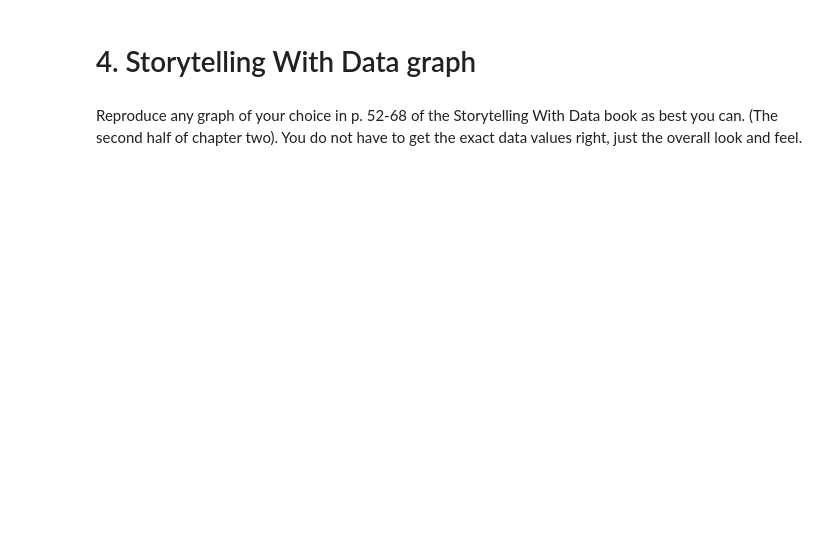
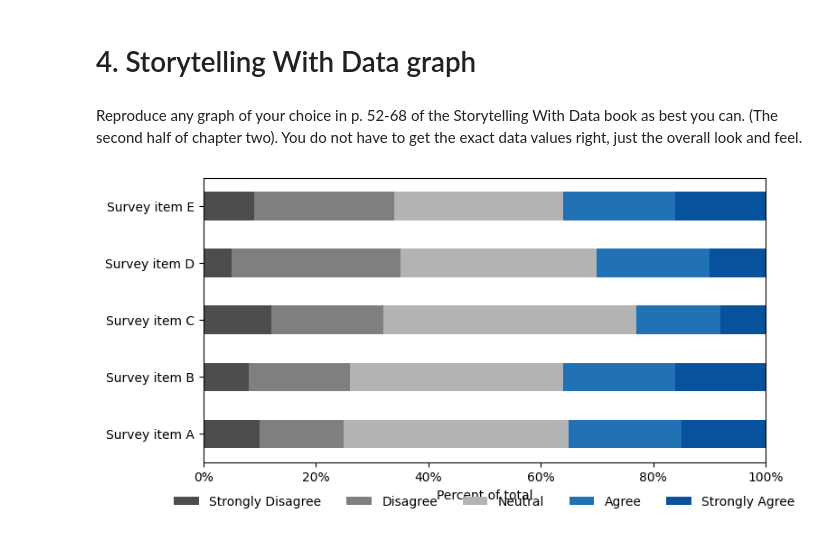
Before and after one commit to luanbui/DX699S, a Jupyter notebook: Week4.ipynb, the cells around one changed output. Saved outputs shown, nothing was run; the diff lists cells and outputs as text; code cells hidden in the pictures; blank space fills up the shorter version.

```diff
--- a/Week4.ipynb
+++ b/Week4.ipynb
@@ -163,3 +210,31 @@ for name, df in datasets.items():
 # 4. Storytelling With Data graph
 # %% [markdown]
 Reproduce any graph of your choice in p. 52-68 of the Storytelling With Data book as best you can.  (The second half of chapter two).  You do not have to get the exact data values right, just the overall look and feel.
+# %%
+data = {
+    "Strongly Disagree": [10, 8, 12, 5, 9],
+    "Disagree":           [15,18,20,30,25],
+    "Neutral":            [40,38,45,35,30],
+    "Agree":              [20,20,15,20,20],
+    "Strongly Agree":     [15,16, 8,10,16],
+}
+items = ["Survey item A","Survey item B","Survey item C","Survey item D","Survey item E"]
+df_likert = pd.DataFrame(data, index=items)
+
+# 2) Plot
+colors = ["#4D4D4D","#7F7F7F","#B3B3B3","#2171B5","#08519C"]
+fig, ax = plt.subplots(figsize=(8,4))
+df_likert.plot.barh(stacked=True, color=colors, ax=ax)
+
+# 3) Formatting
+ax.set_xlim(0,100)
+ax.set_xticks(range(0,101,20))
+ax.set_xticklabels([f"{x}%" for x in range(0,101,20)])
+ax.set_xlabel("Percent of total")
+ax.set_ylabel("")
+ax.legend(loc="lower center", bbox_to_anchor=(0.5,-0.2),
+          ncol=5, frameon=False)
+plt.tight_layout()
+plt.show()
+# %% [output]
+[figure, added]
```
Also changed, not shown: parts of 5 cells of this notebook, 6 other files.
